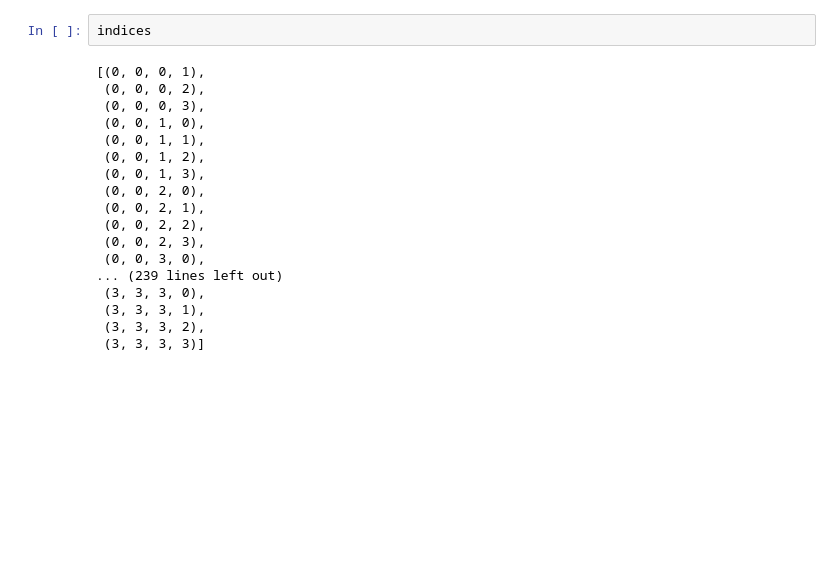
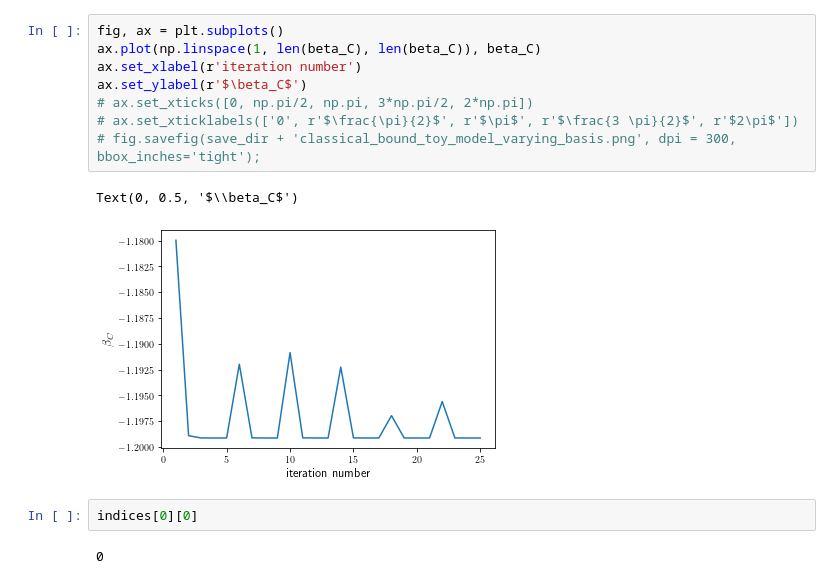
Before and after one commit to BowyLR/Bell_Inequalities_Hydrogen, a Jupyter notebook: code/molecular_hydrogen.ipynb, the cells around one changed output. Cells and saved outputs as stored; diff of their text form; blank space fills up the shorter version.

```diff
--- a/code/molecular_hydrogen.ipynb
+++ b/code/molecular_hydrogen.ipynb
@@ -280,20 +158,15 @@ beta_C_all = -I
+# %%
+fig, ax = plt.subplots()
+ax.plot(np.linspace(1, len(beta_C), len(beta_C)), beta_C)
+ax.set_xlabel(r'iteration number')
+ax.set_ylabel(r'$\beta_C$')
+# ax.set_xticks([0, np.pi/2, np.pi, 3*np.pi/2, 2*np.pi])
+# ax.set_xticklabels(['0', r'$\frac{\pi}{2}$', r'$\pi$', r'$\frac{3 \pi}{2}$', r'$2\pi$'])
+# fig.savefig(save_dir + 'classical_bound_toy_model_varying_basis.png', dpi = 300, bbox_inches='tight');
+# %% [output]
+Text(0, 0.5, '$\\beta_C$')
+[figure, added]
 # %%
-indices
+indices[0][0]
 # %% [output]
-[(0, 0, 0, 1),
- (0, 0, 0, 2),
- (0, 0, 0, 3),
- (0, 0, 1, 0),
- (0, 0, 1, 1),
- (0, 0, 1, 2),
- (0, 0, 1, 3),
- (0, 0, 2, 0),
- (0, 0, 2, 1),
- (0, 0, 2, 2),
- (0, 0, 2, 3),
- (0, 0, 3, 0),
-... (239 lines left out)
- (3, 3, 3, 0),
- (3, 3, 3, 1),
- (3, 3, 3, 2),
- (3, 3, 3, 3)]
+0
```
Also changed, not shown: parts of 15 cells of this notebook, 8 other files.
